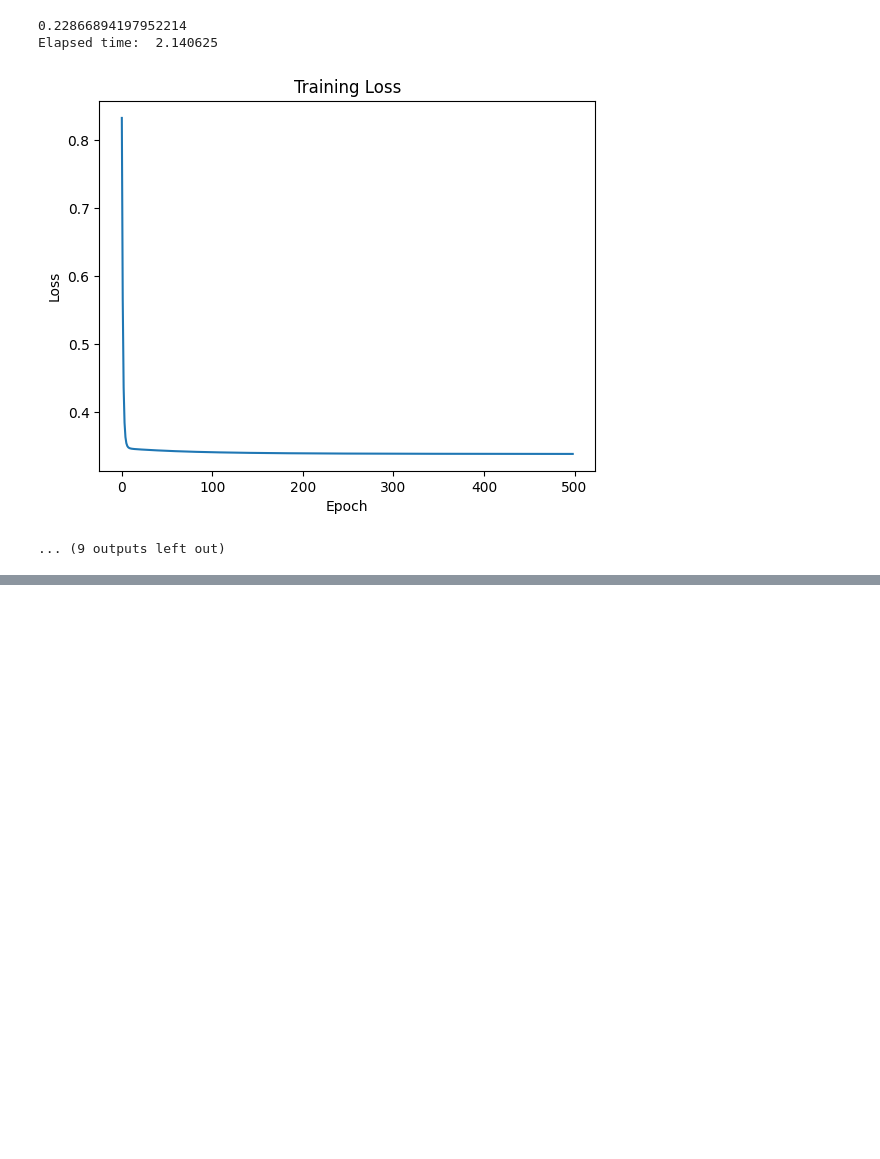
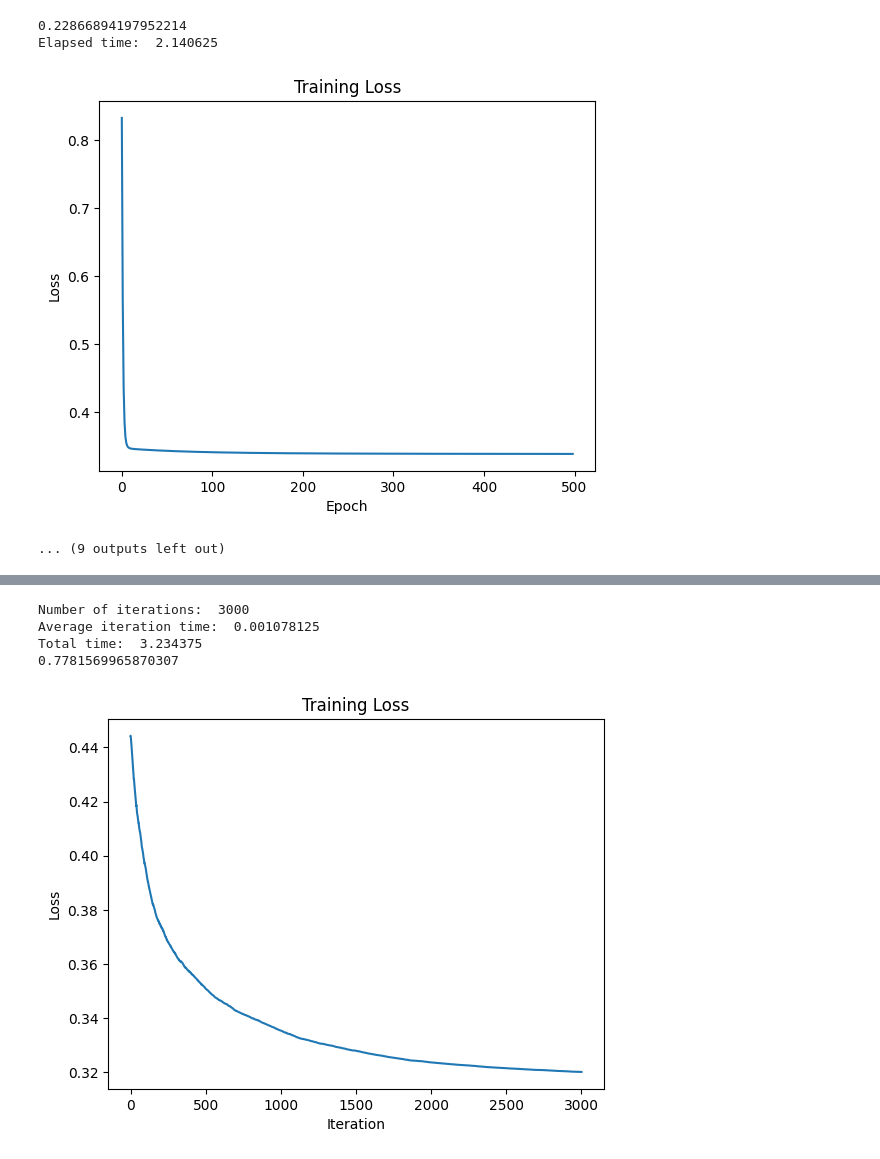
Before and after one commit to ksananth4424/ML_IISc, a Jupyter notebook: Gunnar_Ratsch/titanic.ipynb, the cells around one changed output, grey strips where cells are left out. Saved outputs shown, nothing was run; the diff lists cells and outputs as text; code cells hidden in the pictures; blank space fills up the shorter version.

```diff
--- a/Gunnar_Ratsch/titanic.ipynb
+++ b/Gunnar_Ratsch/titanic.ipynb
@@ -486,0 +497,57 @@ Total time:  9.875
+# %%
+net = Network([3, 9, 1], cost=QuadraticCost, func=Tanh)
+n = titanic_y_train.size
+k = n//5
+
+initial_eta = 0.002
+decay_rate = 0.96
+decay_step = 100
+decay = 0.002
+
+iterations = 0
+losses = []
+previous_loss = 0
+iteration_time = []
+# np.random.seed(42)
+while True:
+    time1 = time.process_time()
+    random_seed = random.randint(0, n)
+    np.random.seed(random_seed)
+    indices = np.random.choice(n, k, replace=True)
+    X_train = titanic_X_train[indices]
+    y_train = titanic_y_train[indices]
+    training_inputs = [np.reshape(x, (len(x), 1)) for x in X_train]
+    training_results = [np.reshape(y, (1, 1)) for y in y_train]
+    training_data = list(zip(training_inputs, training_results))
+
+    eta = initial_eta / (1 + decay * iterations)
+    # eta = initial_eta * decay_rate ** (iterations / decay_step)
+    net.train(training_data, 1, eta)
+    # net.train(training_data, 1, eta)
+    temp = Network.loss(net, titanic_training_data)
+    losses.append(temp)
+    # if abs(temp - previous_loss) < 1e-7 or iterations == 8000:
+    #     break
+    if(iterations == 3000):
+       break
+    previous_loss = temp
+    iterations += 1
+    time2 = time.process_time()
+    iteration_time.append(time2 - time1)
+
+print("Number of iterations: ", iterations)
+print("Average iteration time: ", np.mean(iteration_time))
+print("Total time: ", np.sum(iteration_time))
+print(net.test(titanic_test_data))
+plt.figure()
+plt.plot(losses)
+plt.xlabel('Iteration')
+plt.ylabel('Loss')
+plt.title('Training Loss')
+plt.show()
+# %% [output]
+Number of iterations:  3000
+Average iteration time:  0.001078125
+Total time:  3.234375
+0.7781569965870307
+[figure, added]
```
Also changed, not shown: parts of 4 cells of this notebook, 7 other files.
